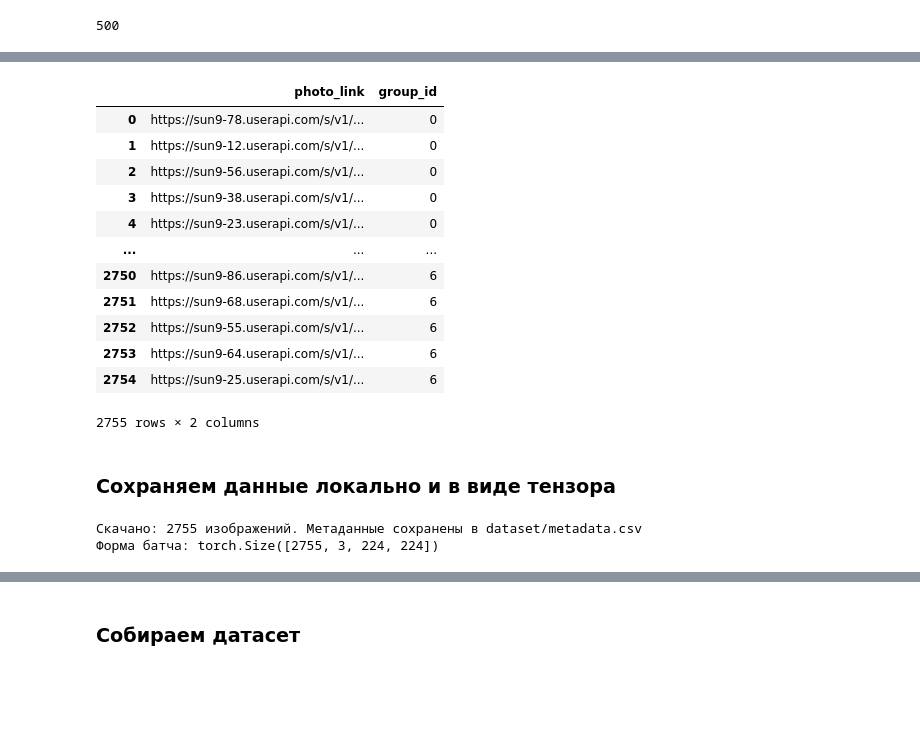
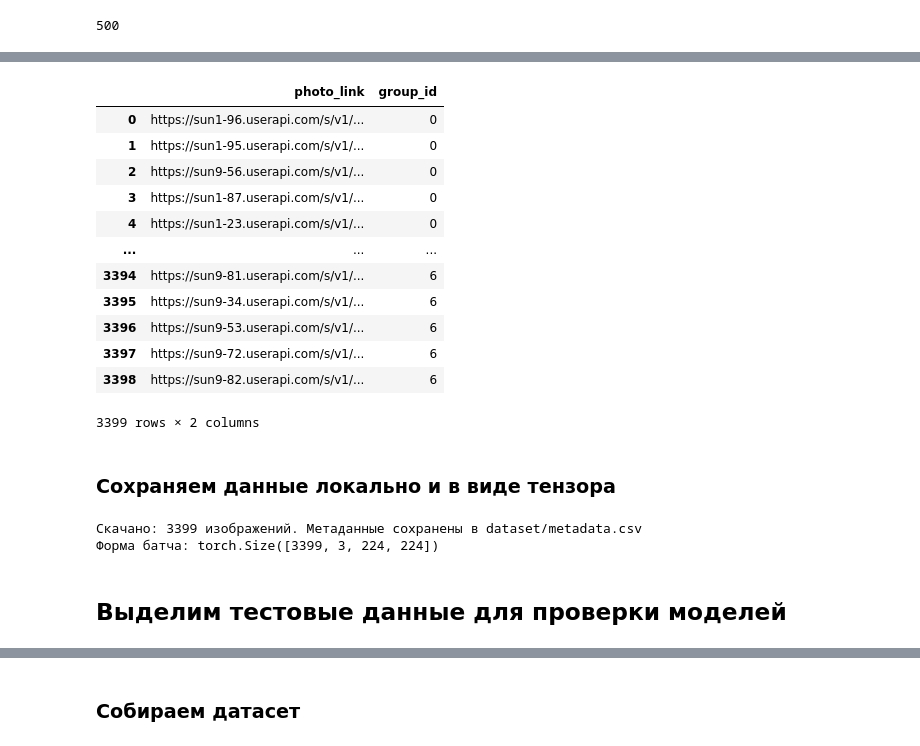
Before and after one commit to Mhlgvr/memobot, a Jupyter notebook: notebooks/parse_data.ipynb, the cells around one changed output, grey strips where cells are left out. Drawn from its saved outputs; the diff is of its cells as text; code cells hidden in the pictures; blank space fills up the shorter version.

```diff
--- a/notebooks/parse_data.ipynb
+++ b/notebooks/parse_data.ipynb
@@ -147,24 +146,24 @@ def get_photos_links(group, quality=1, n_photos=300):
 # %%
 links_df = pd.DataFrame(columns=['photo_link', 'group_id'])
 for i in range(len(groups)):
-    links = get_photos_links(groups[i], n_photos=400)
+    links = get_photos_links(groups[i], n_photos=500)
     links_df = pd.concat([links_df, pd.DataFrame({'photo_link': links, 'group_id': i})], ignore_index=True)
 
 links_df
 # %% [output]
 |  | photo_link | group_id |
-| 0 | https://sun9-78.userapi.com/s/v1/... | 0 |
-| 1 | https://sun9-12.userapi.com/s/v1/... | 0 |
+| 0 | https://sun1-96.userapi.com/s/v1/... | 0 |
+| 1 | https://sun1-95.userapi.com/s/v1/... | 0 |
 | 2 | https://sun9-56.userapi.com/s/v1/... | 0 |
-| 3 | https://sun9-38.userapi.com/s/v1/... | 0 |
-| 4 | https://sun9-23.userapi.com/s/v1/... | 0 |
+| 3 | https://sun1-87.userapi.com/s/v1/... | 0 |
+| 4 | https://sun1-23.userapi.com/s/v1/... | 0 |
 | ... | ... | ... |
-| 2750 | https://sun9-86.userapi.com/s/v1/... | 6 |
-| 2751 | https://sun9-68.userapi.com/s/v1/... | 6 |
-| 2752 | https://sun9-55.userapi.com/s/v1/... | 6 |
-| 2753 | https://sun9-64.userapi.com/s/v1/... | 6 |
-| 2754 | https://sun9-25.userapi.com/s/v1/... | 6 |
+| 3394 | https://sun9-81.userapi.com/s/v1/... | 6 |
+| 3395 | https://sun9-34.userapi.com/s/v1/... | 6 |
+| 3396 | https://sun9-53.userapi.com/s/v1/... | 6 |
+| 3397 | https://sun9-72.userapi.com/s/v1/... | 6 |
+| 3398 | https://sun9-82.userapi.com/s/v1/... | 6 |
-2755 rows × 2 columns
+3399 rows × 2 columns
 # %% [markdown]
 ### Сохраняем данные локально и в виде тензора
 # %%
@@ -282,5 +281,7 @@ batch_tensor = torch.stack(tensors)
 labels_tensor = torch.tensor(df['label'].values)
 print(f"Форма батча: {batch_tensor.shape}")  # [N, 3, 224, 224]
 # %% [output]
-Скачано: 2755 изображений. Метаданные сохранены в dataset/metadata.csv
-Форма батча: torch.Size([2755, 3, 224, 224])
+Скачано: 3399 изображений. Метаданные сохранены в dataset/metadata.csv
+Форма батча: torch.Size([3399, 3, 224, 224])
+# %% [markdown]
+## Выделим тестовые данные для проверки моделей
```
Also changed, not shown: parts of 14 cells of this notebook, 16 other files.
